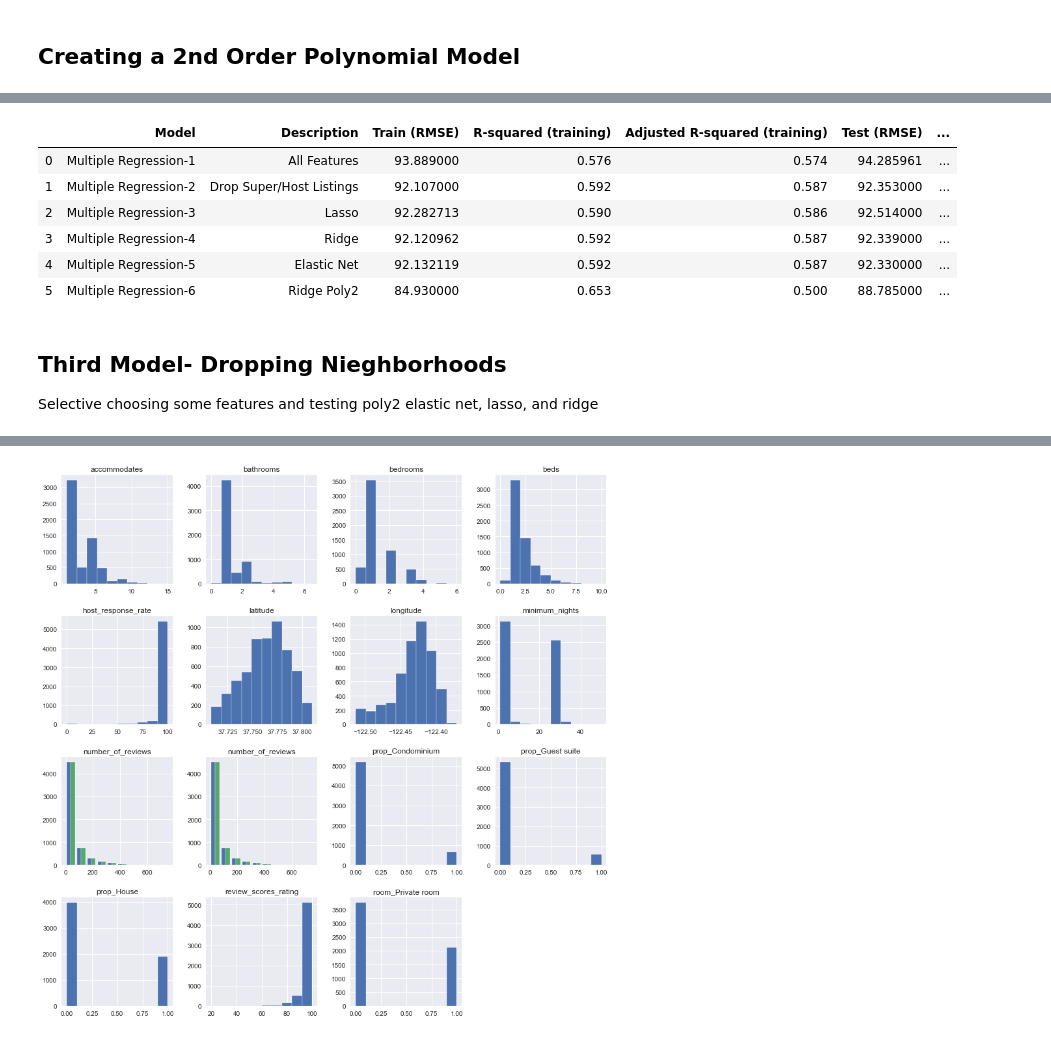
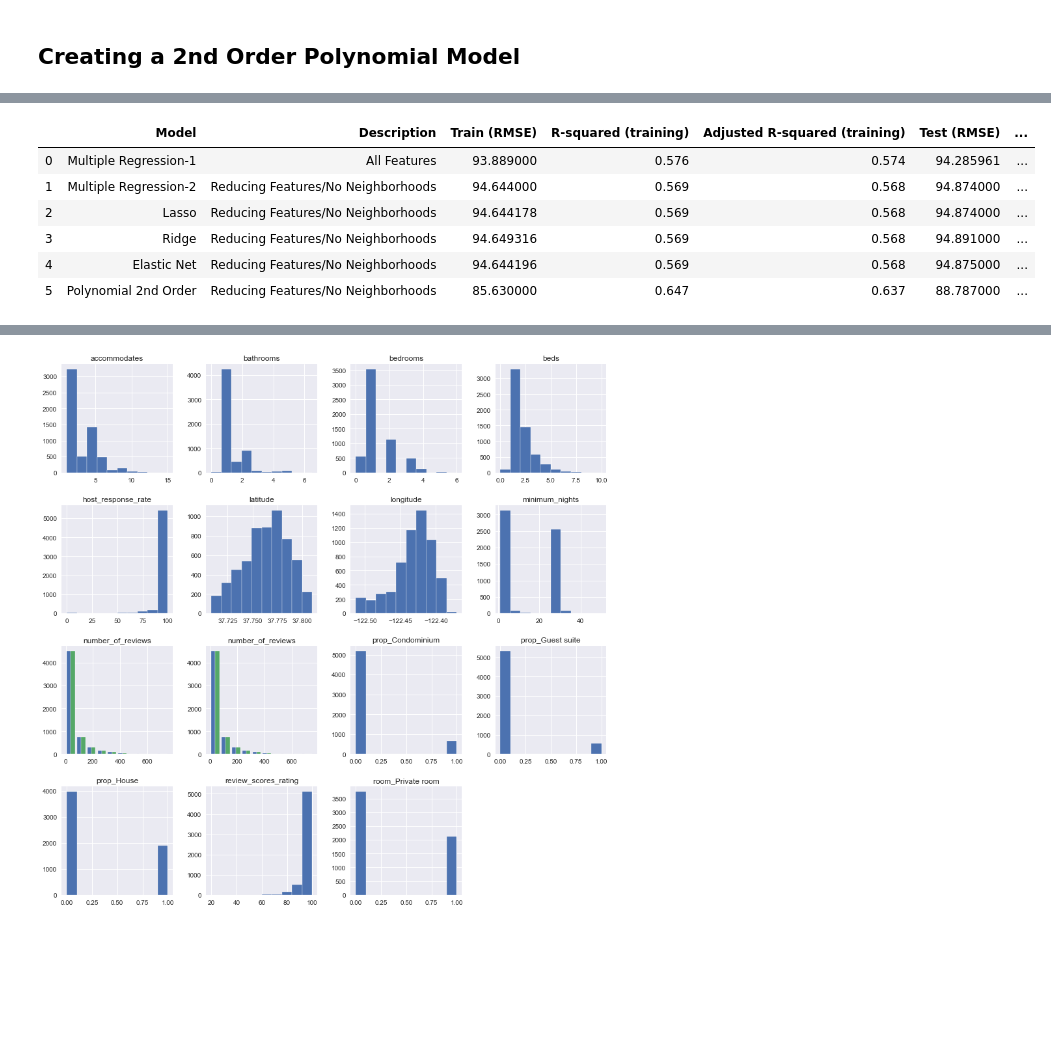
Before and after one commit to CaryMosley/Mod2Project, a Jupyter notebook: AirbnbFeatureEng.ipynb, the cells around one changed output, grey strips where cells are left out. Drawn from its saved outputs; the diff is of its cells as text; code cells hidden in the pictures; blank space fills up the shorter version.

```diff
--- a/AirbnbFeatureEng.ipynb
+++ b/AirbnbFeatureEng.ipynb
@@ -288,6 +302,6 @@ Text(0, 0.5, 'Predictions')
 # %%
 
-summary_df = summary_df.append({'Model' : 'Multiple Regression-2', 'Description' : 'Drop Super/Host Listings' , 'Train (RMSE)' : train_rmse, 'R-squared (training)' : r2_train, 'Adjusted R-squared (training)': adjusted_r2_train, 'Test (RMSE)' : test_rmse, 'R-squared (test)' : r2_test, 'Adjusted R-squared (test)' : adjusted_r2_test} , ignore_index=True)
+summary_df = summary_df.append({'Model' : 'Multiple Regression-2', 'Description' : 'Reducing Features/No Neighborhoods' , 'Train (RMSE)' : train_rmse, 'R-squared (training)' : r2_train, 'Adjusted R-squared (training)': adjusted_r2_train, 'Test (RMSE)' : test_rmse, 'R-squared (test)' : r2_test, 'Adjusted R-squared (test)' : adjusted_r2_test} , ignore_index=True)
 summary_df
 # %% [output]
 |  | Model | Description | Train (RMSE) | R-squared (training) | Adjusted R-squared (training) | Test (RMSE) | ... |
@@ -342,6 +356,6 @@ Text(0, 0.5, 'Predictions')
 # %%
 
-summary_df = summary_df.append({'Model' : 'Multiple Regression-3', 'Description' : 'Lasso' , 'Train (RMSE)' : train_rmse, 'R-squared (training)' : r2_train, 'Adjusted R-squared (training)': adjusted_r2_train, 'Test (RMSE)' : test_rmse, 'R-squared (test)' : r2_test, 'Adjusted R-squared (test)' : adjusted_r2_test} , ignore_index=True)
+summary_df = summary_df.append({'Model' : 'Lasso', 'Description' : 'Reducing Features/No Neighborhoods' , 'Train (RMSE)' : train_rmse, 'R-squared (training)' : r2_train, 'Adjusted R-squared (training)': adjusted_r2_train, 'Test (RMSE)' : test_rmse, 'R-squared (test)' : r2_test, 'Adjusted R-squared (test)' : adjusted_r2_test} , ignore_index=True)
 summary_df
 # %% [output]
 |  | Model | Description | Train (RMSE) | R-squared (training) | Adjusted R-squared (training) | Test (RMSE) | ... |
@@ -394,6 +408,6 @@ Text(0, 0.5, 'Predictions')
 # %%
 
-summary_df = summary_df.append({'Model' : 'Multiple Regression-4', 'Description' : 'Ridge' , 'Train (RMSE)' : train_rmse, 'R-squared (training)' : r2_train, 'Adjusted R-squared (training)': adjusted_r2_train, 'Test (RMSE)' : test_rmse, 'R-squared (test)' : r2_test, 'Adjusted R-squared (test)' : adjusted_r2_test} , ignore_index=True)
+summary_df = summary_df.append({'Model' : 'Ridge', 'Description' : 'Reducing Features/No Neighborhoods' , 'Train (RMSE)' : train_rmse, 'R-squared (training)' : r2_train, 'Adjusted R-squared (training)': adjusted_r2_train, 'Test (RMSE)' : test_rmse, 'R-squared (test)' : r2_test, 'Adjusted R-squared (test)' : adjusted_r2_test} , ignore_index=True)
 summary_df
 # %% [output]
 |  | Model | Description | Train (RMSE) | R-squared (training) | Adjusted R-squared (training) | Test (RMSE) | ... |
@@ -449,6 +463,6 @@ Text(0, 0.5, 'Predictions')
 # %%
 
-summary_df = summary_df.append({'Model' : 'Multiple Regression-5', 'Description' : 'Elastic Net' , 'Train (RMSE)' : train_rmse, 'R-squared (training)' : r2_train, 'Adjusted R-squared (training)': adjusted_r2_train, 'Test (RMSE)' : test_rmse, 'R-squared (test)' : r2_test, 'Adjusted R-squared (test)' : adjusted_r2_test} , ignore_index=True)
+summary_df = summary_df.append({'Model' : 'Elastic Net', 'Description' : 'Reducing Features/No Neighborhoods' , 'Train (RMSE)' : train_rmse, 'R-squared (training)' : r2_train, 'Adjusted R-squared (training)': adjusted_r2_train, 'Test (RMSE)' : test_rmse, 'R-squared (test)' : r2_test, 'Adjusted R-squared (test)' : adjusted_r2_test} , ignore_index=True)
 summary_df
 # %% [output]
 |  | Model | Description | Train (RMSE) | R-squared (training) | Adjusted R-squared (training) | Test (RMSE) | ... |
@@ -519,14 +533,11 @@ test_rmse
 # %%
-summary_df = summary_df.append({'Model' : 'Multiple Regression-6', 'Description' : 'Ridge Poly2' , 'Train (RMSE)' : train_rmse, 'R-squared (training)' : r2_train, 'Adjusted R-squared (training)': adjusted_r2_train, 'Test (RMSE)' : test_rmse, 'R-squared (test)' : r2_test, 'Adjusted R-squared (test)' : adjusted_r2_test} , ignore_index=True)
+summary_df = summary_df.append({'Model' : 'Polynomial 2nd Order', 'Description' : 'Reducing Features/No Neighborhoods' , 'Train (RMSE)' : train_rmse, 'R-squared (training)' : r2_train, 'Adjusted R-squared (training)': adjusted_r2_train, 'Test (RMSE)' : test_rmse, 'R-squared (test)' : r2_test, 'Adjusted R-squared (test)' : adjusted_r2_test} , ignore_index=True)
 summary_df
 # %% [output]
 |  | Model | Description | Train (RMSE) | R-squared (training) | Adjusted R-squared (training) | Test (RMSE) | ... |
 | 0 | Multiple Regression-1 | All Features | 93.889000 | 0.576 | 0.574 | 94.285961 | ... |
-| 1 | Multiple Regression-2 | Drop Super/Host Listings | 92.107000 | 0.592 | 0.587 | 92.353000 | ... |
-| 2 | Multiple Regression-3 | Lasso | 92.282713 | 0.590 | 0.586 | 92.514000 | ... |
-| 3 | Multiple Regression-4 | Ridge | 92.120962 | 0.592 | 0.587 | 92.339000 | ... |
-| 4 | Multiple Regression-5 | Elastic Net | 92.132119 | 0.592 | 0.587 | 92.330000 | ... |
-| 5 | Multiple Regression-6 | Ridge Poly2 | 84.930000 | 0.653 | 0.500 | 88.785000 | ... |
+| 1 | Multiple Regression-2 | Reducing Features/No Neighborhoods | 94.644000 | 0.569 | 0.568 | 94.874000 | ... |
+| 2 | Lasso | Reducing Features/No Neighborhoods | 94.644178 | 0.569 | 0.568 | 94.874000 | ... |
+| 3 | Ridge | Reducing Features/No Neighborhoods | 94.649316 | 0.569 | 0.568 | 94.891000 | ... |
+| 4 | Elastic Net | Reducing Features/No Neighborhoods | 94.644196 | 0.569 | 0.568 | 94.875000 | ... |
+| 5 | Polynomial 2nd Order | Reducing Features/No Neighborhoods | 85.630000 | 0.647 | 0.637 | 88.787000 | ... |
-# %% [markdown]
-## Third Model- Dropping Nieghborhoods
-Selective choosing some features and testing poly2 elastic net, lasso, and ridge
```
Also changed, not shown: parts of 103 cells of this notebook.
